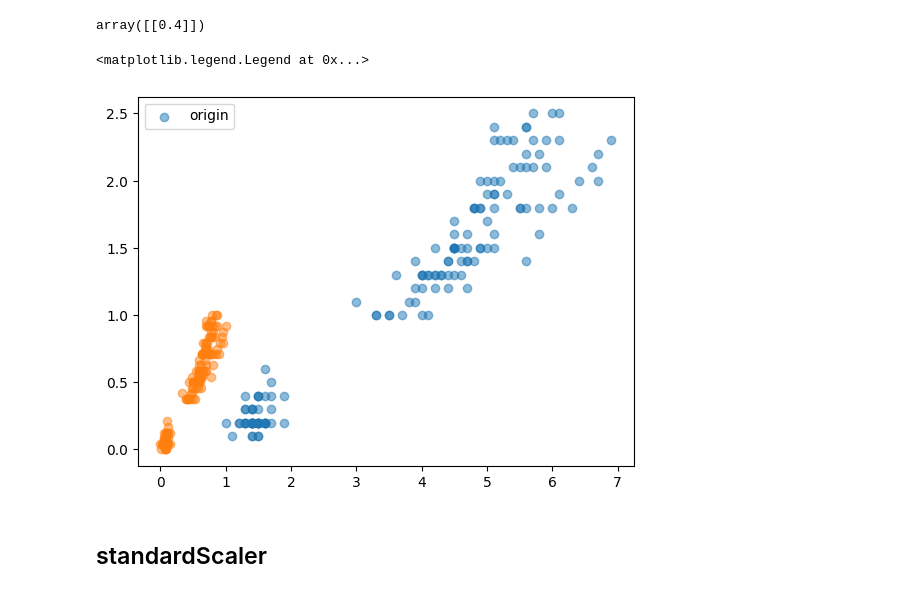
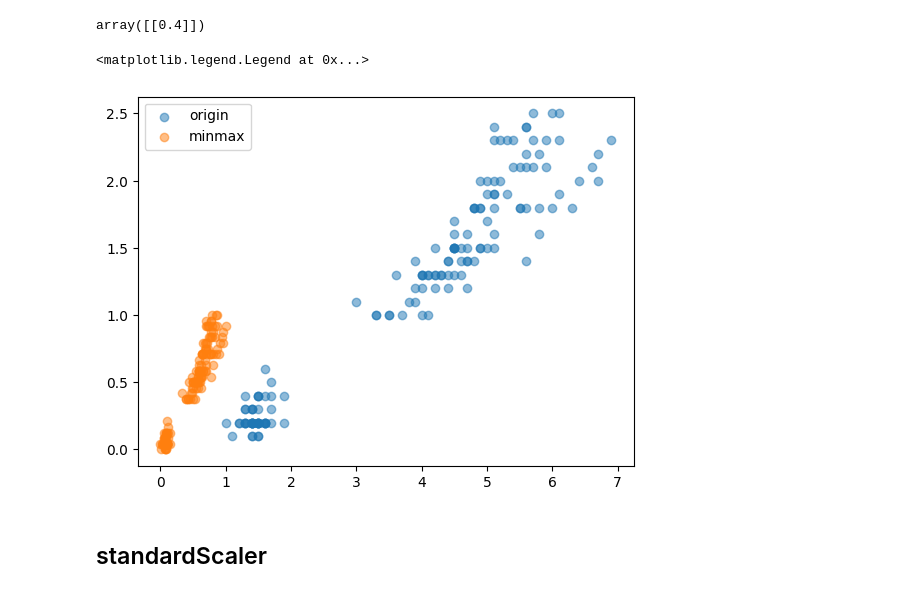
Before and after one commit to marcottemickyncrea/PythonWork, a Jupyter notebook: machine_learning_pre-processing_pipeline.ipynb, the cells around one changed output. Drawn from its saved outputs; the diff is of its cells as text; code cells hidden in the pictures.

```diff
--- a/machine_learning_pre-processing_pipeline.ipynb
+++ b/machine_learning_pre-processing_pipeline.ipynb
@@ -96,17 +96,17 @@ array([[0.4]])
 # %%
 from sklearn.datasets import load_iris
 iris = load_iris()
 
 X= iris.data
 
 X_minmax = MinMaxScaler().fit_transform(X)
 
 plt.scatter(X[:, 2], X[:, 3], alpha = 0.5, label='origin')
-plt.scatter(X_minmax[:,2], X_minmax[:,3], alpha=0.5)
+plt.scatter(X_minmax[:,2], X_minmax[:,3], alpha=0.5, label = "minmax")
 plt.legend()
 # %% [output]
 <matplotlib.legend.Legend at 0x...>
-[figure, old version]
+[figure, new version]
 # %% [markdown]
 ## standardScaler
 # %%
```
Also changed, not shown: parts of 33 cells of this notebook, 4 other files.
